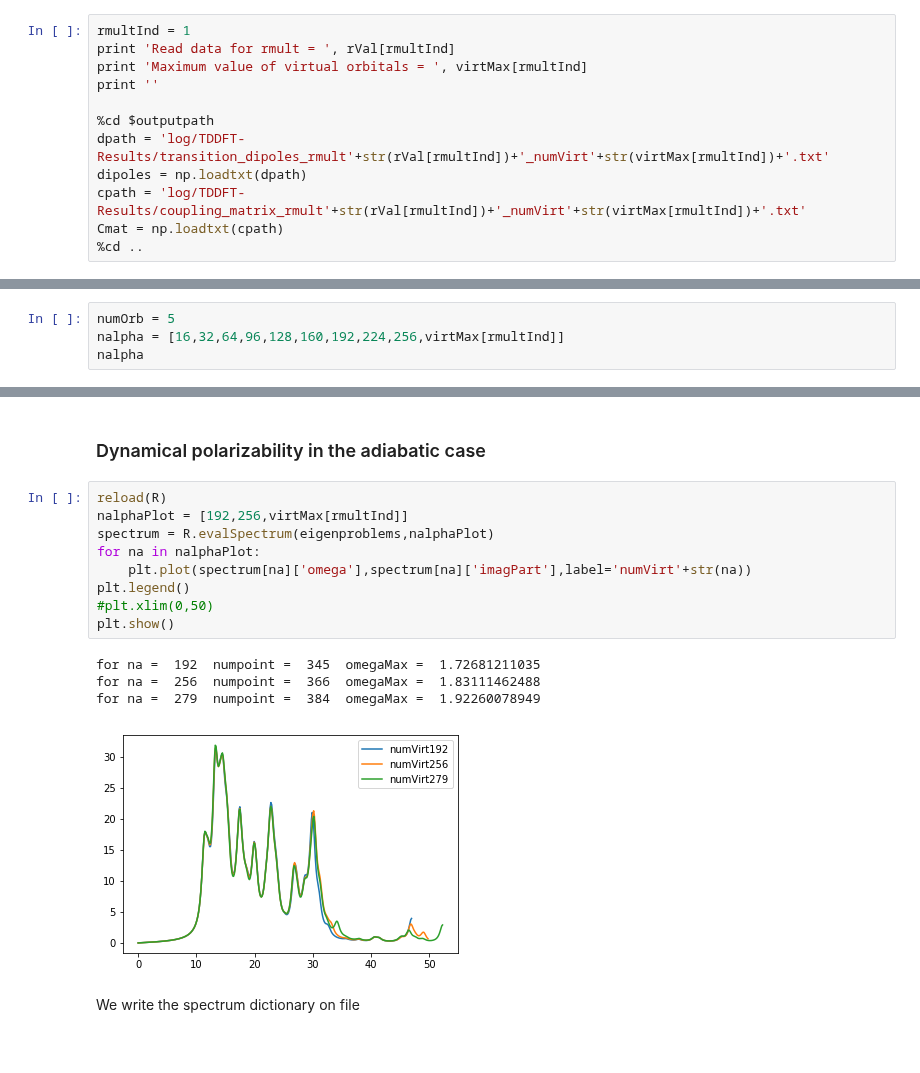
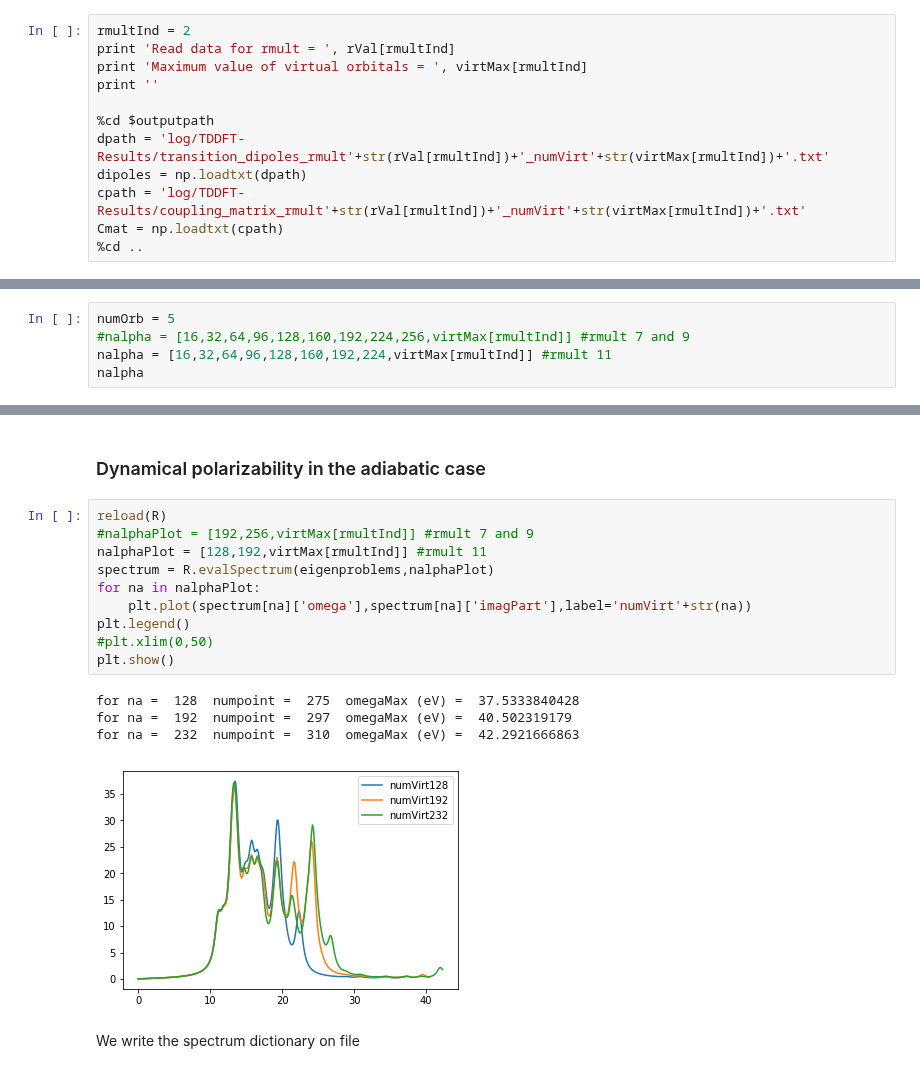
Before and after one commit to luigigenovese/KPM-nb, a Jupyter notebook: POLARIZABILITY/N2/free-bc/Linear_Response_Dynamical_Polarizability.ipynb, the cells around one changed output, grey strips where cells are left out. Saved outputs shown, nothing was run; the diff lists cells and outputs as text.

```diff
--- a/POLARIZABILITY/N2/free-bc/Linear_Response_Dynamical_Polarizability.ipynb
+++ b/POLARIZABILITY/N2/free-bc/Linear_Response_Dynamical_Polarizability.ipynb
@@ -68,7 +68,7 @@ Executing command:  mpirun -np 8 $BIGDFT_ROOT/bigdft -n Rmult_11.0_numVirt_8 -d
 # %% [markdown]
 Read the dipoles and coupling matrix (for a single value of rVal specified by rmultInd)
 # %%
-rmultInd = 1
+rmultInd = 2
 print 'Read data for rmult = ', rVal[rmultInd]
 print 'Maximum value of virtual orbitals = ', virtMax[rmultInd]
 print ''
@@ -93,6 +93,7 @@ np.allclose(Cmat,Cmat.T,atol=1.e-12)
 True
 # %%
 numOrb = 5
-nalpha = [16,32,64,96,128,160,192,224,256,virtMax[rmultInd]]
+#nalpha = [16,32,64,96,128,160,192,224,256,virtMax[rmultInd]] #rmult 7 and 9
+nalpha = [16,32,64,96,128,160,192,224,virtMax[rmultInd]] #rmult 11
 nalpha
 # %% [output]
@@ -178,18 +178,19 @@ Write statical polarizability data for rmult =  9.0
 ### Dynamical polarizability in the adiabatic case
 # %%
 reload(R)
-nalphaPlot = [192,256,virtMax[rmultInd]]
+#nalphaPlot = [192,256,virtMax[rmultInd]] #rmult 7 and 9
+nalphaPlot = [128,192,virtMax[rmultInd]] #rmult 11
 spectrum = R.evalSpectrum(eigenproblems,nalphaPlot)
 for na in nalphaPlot:
     plt.plot(spectrum[na]['omega'],spectrum[na]['imagPart'],label='numVirt'+str(na))
 plt.legend()
 #plt.xlim(0,50)
 plt.show()
 # %% [output]
-for na =  192  numpoint =  345  omegaMax =  1.72681211035
-for na =  256  numpoint =  366  omegaMax =  1.83111462488
-for na =  279  numpoint =  384  omegaMax =  1.92260078949
+for na =  128  numpoint =  275  omegaMax (eV) =  37.5333840428
+for na =  192  numpoint =  297  omegaMax (eV) =  40.502319179
+for na =  232  numpoint =  310  omegaMax (eV) =  42.2921666863
-[figure, old version]
+[figure, new version]
 # %% [markdown]
 We write the spectrum dictionary on file
 # %%
```
Also changed, not shown: parts of 8 cells of this notebook, 8 other files.
